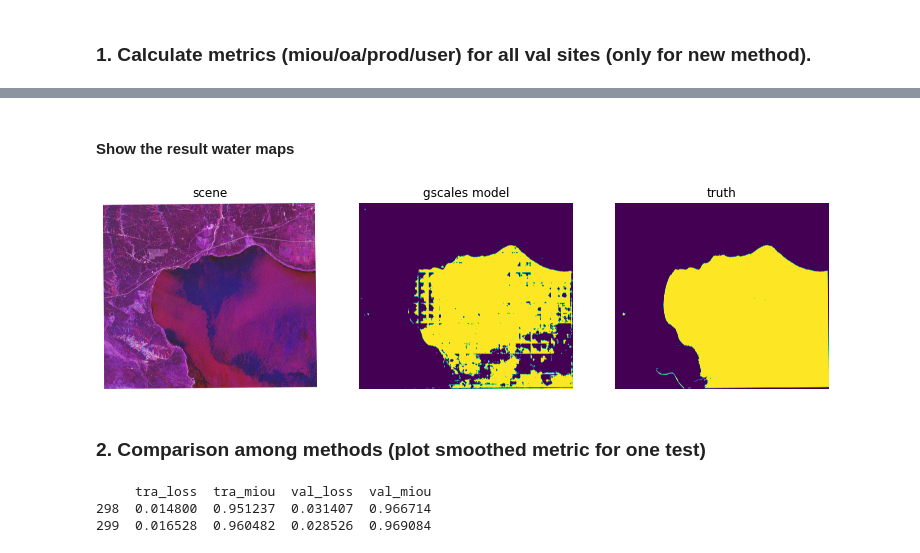
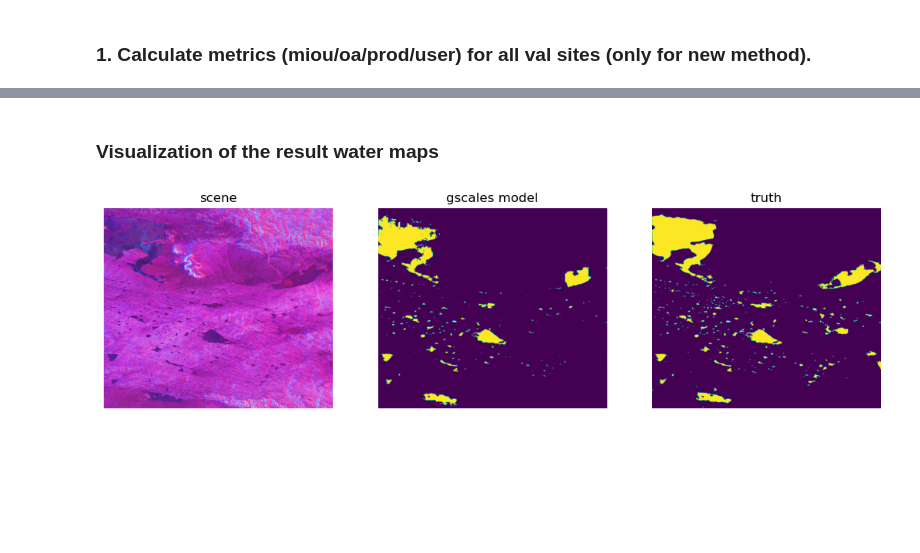
Before and after one commit to xinluo2018/Tibet-Water-2020, a Jupyter notebook: visual/methods_compare.ipynb, the cells around one changed output, grey strips where cells are left out. Cells and saved outputs as stored; diff of their text form; code cells hidden in the pictures; blank space fills up the shorter version.

```diff
--- a/visual/methods_compare.ipynb
+++ b/visual/methods_compare.ipynb
@@ -67,0 +51,6 @@ prod_mean: 0.8686 user_mean: 0.956 miou_mean: 0.891 oa_mean: 0.9621
+# %%
+## Train_sel -> prod_m: 0.6898
+metrics, metrics_mean, scene, truth, wat = \
+            metrics_eval(model_name='unet_scales_gate', model_trained_id='train_sel')
+pprint(metrics, sort_dicts=False)
+pprint(metrics_mean, sort_dicts=False)
@@ -68,39 +72,12 @@ prod_mean: 0.8686 user_mean: 0.956 miou_mean: 0.891 oa_mean: 0.9621
 # %% [markdown]
-#### Show the result water maps
+### Visualization of the result water maps
 # %%
-idx = 8    # 0-9
-img_list = [scene_[idx], wat_[idx], truth_[idx]]
+idx = 3    # 0-9
+img_list = [scene[idx], wat[idx], truth[idx]]
 img_name_list = ['scene', 'gscales model', 'truth']
 clip_list = [2,0,0]
 plt.figure(figsize=(13, 8))
 imsShow(img_list, img_name_list, clip_list, \
                     color_bands_list=None, axis=None, row=None, col=None)
 # %% [output]
-[figure, old version]
+[figure, new version]
-# %% [markdown]
-### 2. Comparison among methods (plot smoothed metric for one test)
-# %%
-##### single -> 1: 87.0; scales -> 4: 94.3; gscales -> 9: 95.5. -> 2: 95.4
-####################################################################
-## 1. Model name and the selected metric
-# id_model =  '10'
-model_name = ['single/traset/as_des/model_4', \
-              'scales/traset/as_des/model_4', \
-              'gscales/traset/as_des/model_4']
-
-# metric_name = 'val_miou'
-path_metrics_single = config.root_proj + '/model/trained_model/' + model_name[0] + '_metrics.csv'
-path_metrics_scales = config.root_proj + '/model/trained_model/' + model_name[1] + '_metrics.csv'
-path_metrics_gscales = config.root_proj + '/model/trained_model/' + model_name[2] + '_metrics.csv'
-
-## 2. Read metric file (each file corresponding to one model and contains all metrics)
-metrics_single = pd.read_csv(path_metrics_single)
-metrics_scales = pd.read_csv(path_metrics_scales)
-metrics_gscales = pd.read_csv(path_metrics_gscales)
-# print(metrics_single.tail(2));
-# print(metrics_scales.tail(2));
-print(metrics_gscales.tail(2))
-# %% [output]
-     tra_loss  tra_miou  val_loss  val_miou
-298  0.014800  0.951237  0.031407  0.966714
-299  0.016528  0.960482  0.028526  0.969084
```
Also changed, not shown: parts of 33 cells of this notebook, 58 other files.
